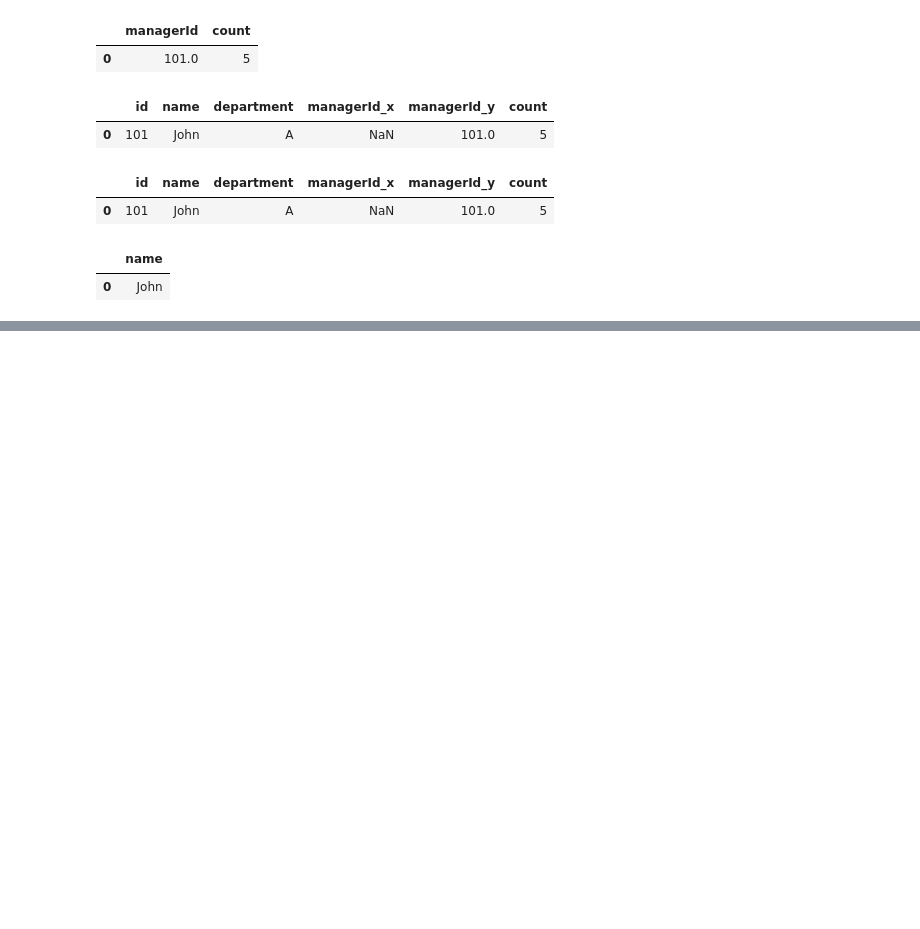
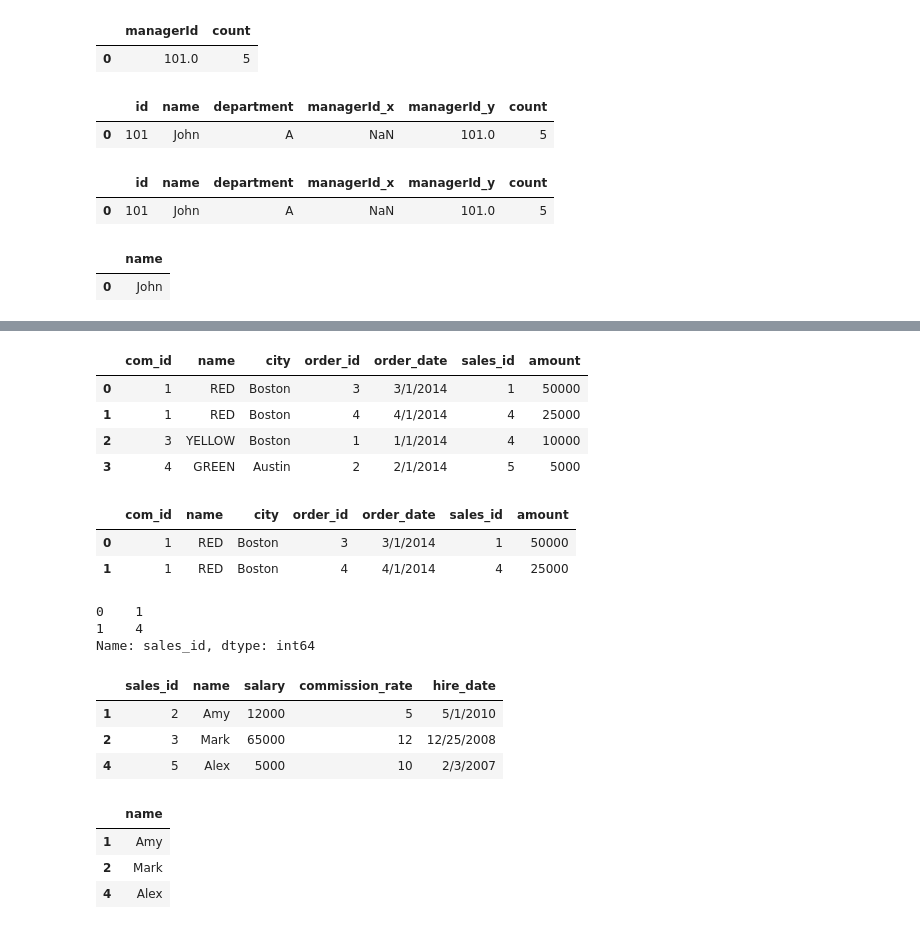
Before and after one commit to ShahriarHA/The-Pandas--Playground, a Jupyter notebook: leetCode4.ipynb, the cells around one changed output, grey strips where cells are left out. Drawn from its saved outputs; the diff is of its cells as text; code cells hidden in the pictures; blank space fills up the shorter version.

Commit message:
Sales person --leetcode

```diff
--- a/leetCode4.ipynb
+++ b/leetCode4.ipynb
@@ -343,0 +346,26 @@ pd.DataFrame({"name":res_col.name})
+# %%
+sales_person_data = {
+    'sales_id': [1, 2, 3, 4, 5],
+    'name': ['John', 'Amy', 'Mark', 'Pam', 'Alex'],
+    'salary': [100000, 12000, 65000, 25000, 5000],
+    'commission_rate': [6, 5, 12, 25, 10],
+    'hire_date': ['4/1/2006', '5/1/2010', '12/25/2008', '1/1/2005', '2/3/2007']
+}
+
+company_data = {
+    'com_id': [1, 2, 3, 4],
+    'name': ['RED', 'ORANGE', 'YELLOW', 'GREEN'],
+    'city': ['Boston', 'New York', 'Boston', 'Austin']
+}
+
+orders_data = {
+    'order_id': [1, 2, 3, 4],
+    'order_date': ['1/1/2014', '2/1/2014', '3/1/2014', '4/1/2014'],
+    'com_id': [3, 4, 1, 1],
+    'sales_id': [4, 5, 1, 4],
+    'amount': [10000, 5000, 50000, 25000]
+}
+# %%
+sales_person = pd.DataFrame(sales_person_data)
+company = pd.DataFrame(company_data)
+orders = pd.DataFrame(orders_data)
@@ -343,0 +388,38 @@ pd.DataFrame({"name":res_col.name})
+# %%
+merge_com_or = pd.merge(company,orders,on="com_id",how="inner")
+merge_com_or
+# %% [output]
+|  | com_id | name | city | order_id | order_date | sales_id | amount |
+| 0 | 1 | RED | Boston | 3 | 3/1/2014 | 1 | 50000 |
+| 1 | 1 | RED | Boston | 4 | 4/1/2014 | 4 | 25000 |
+| 2 | 3 | YELLOW | Boston | 1 | 1/1/2014 | 4 | 10000 |
+| 3 | 4 | GREEN | Austin | 2 | 2/1/2014 | 5 | 5000 |
+# %%
+red_orders = merge_com_or[merge_com_or.name == "RED"]
+red_orders
+# %% [output]
+|  | com_id | name | city | order_id | order_date | sales_id | amount |
+| 0 | 1 | RED | Boston | 3 | 3/1/2014 | 1 | 50000 |
+| 1 | 1 | RED | Boston | 4 | 4/1/2014 | 4 | 25000 |
+# %%
+red_sales_ids = red_orders.sales_id
+red_sales_ids
+# %% [output]
+0    1
+1    4
+Name: sales_id, dtype: int64
+# %%
+res = sales_person[~sales_person.sales_id.isin(red_sales_ids)]
+res
+# %% [output]
+|  | sales_id | name | salary | commission_rate | hire_date |
+| 1 | 2 | Amy | 12000 | 5 | 5/1/2010 |
+| 2 | 3 | Mark | 65000 | 12 | 12/25/2008 |
+| 4 | 5 | Alex | 5000 | 10 | 2/3/2007 |
+# %%
+res[["name"]]
+# %% [output]
+|  | name |
+| 1 | Amy |
+| 2 | Mark |
+| 4 | Alex |
```
Also changed, not shown: parts of 3 cells of this notebook.
